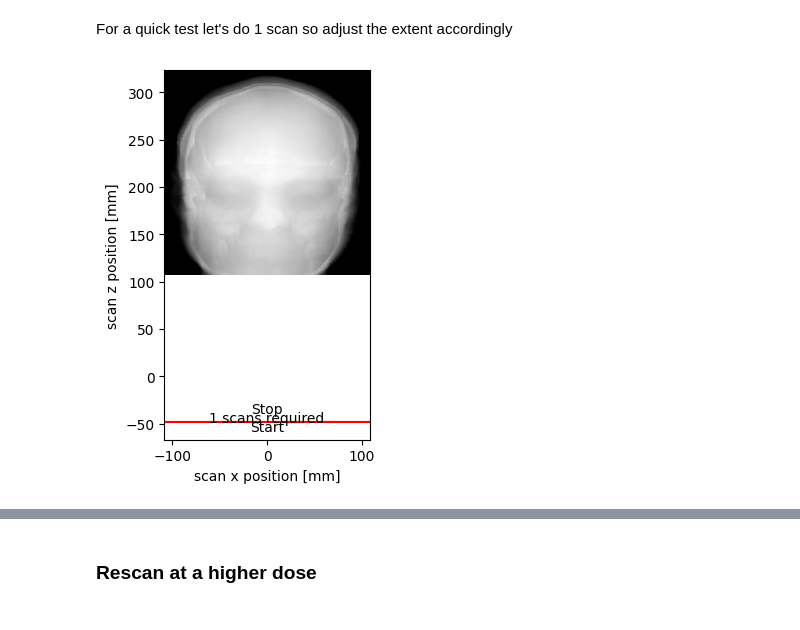
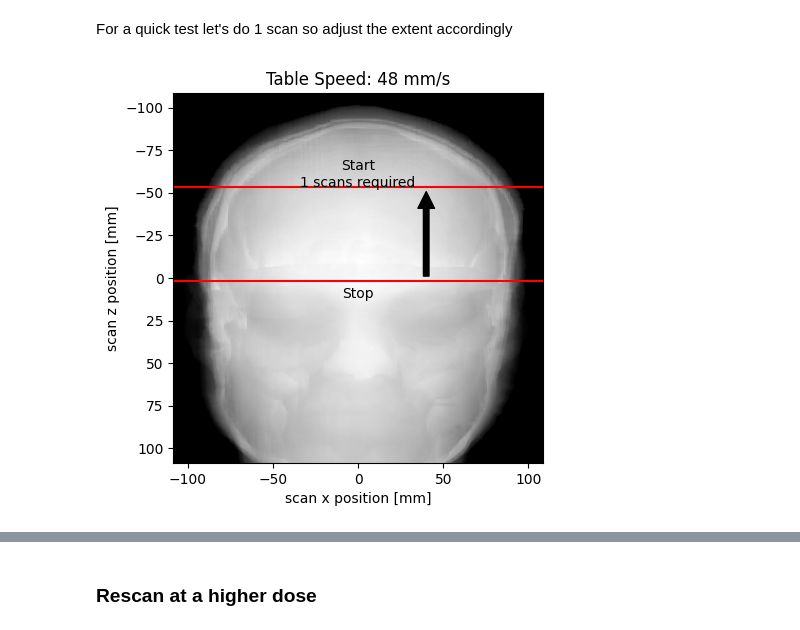
Before and after one commit to brandonjnelsonFDA/PedSilicoICH, a Jupyter notebook: notebooks/ct_head_simulations.ipynb, the cells around one changed output, grey strips where cells are left out. Drawn from its saved outputs; the diff is of its cells as text; code cells hidden in the pictures.

```diff
--- a/notebooks/ct_head_simulations.ipynb
+++ b/notebooks/ct_head_simulations.ipynb
@@ -335,6 +335,6 @@ Arrow indicates table direction, it translates here with the base of the skull m
 # %% [markdown]
 For a quick test let's do 1 scan so adjust the extent accordingly
 # %%
-ctobj_lesion.scout_view(startZ=-50, endZ=-44, slice_thickness=5)
+ctobj_lesion.scout_view(startZ=-75, endZ=1, table_speed='Intermediate')
 # %% [output]
-[figure, old version]
+[figure, new version]
```
Also changed, not shown: parts of 47 cells of this notebook, 2 other files.
